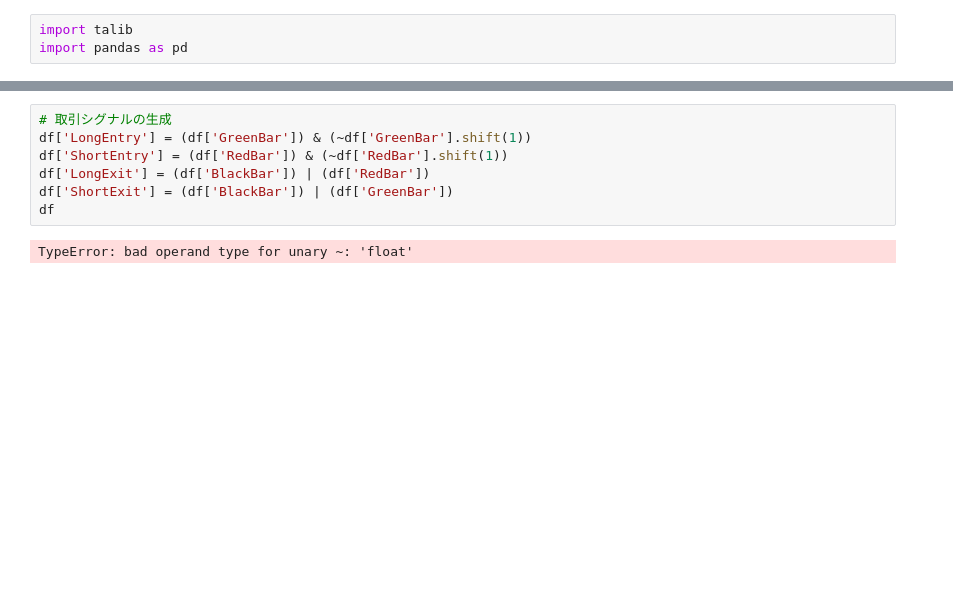
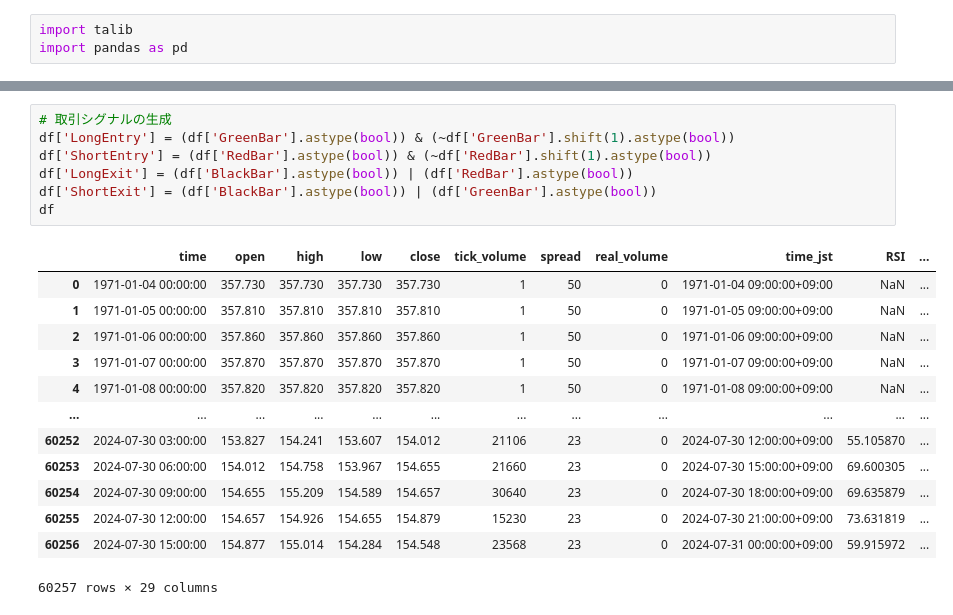
Before and after one commit to trow126/powerX_strategy, a Jupyter notebook: main.ipynb, the cells around one changed output, grey strips where cells are left out. Cells and saved outputs as stored; diff of their text form; blank space fills up the shorter version.

```diff
--- a/main.ipynb
+++ b/main.ipynb
@@ -122,10 +127,22 @@ df
 60257 rows × 25 columns
 # %%
 # 取引シグナルの生成
-df['LongEntry'] = (df['GreenBar']) & (~df['GreenBar'].shift(1))
-df['ShortEntry'] = (df['RedBar']) & (~df['RedBar'].shift(1))
-df['LongExit'] = (df['BlackBar']) | (df['RedBar'])
-df['ShortExit'] = (df['BlackBar']) | (df['GreenBar'])
+df['LongEntry'] = (df['GreenBar'].astype(bool)) & (~df['GreenBar'].shift(1).astype(bool))
+df['ShortEntry'] = (df['RedBar'].astype(bool)) & (~df['RedBar'].shift(1).astype(bool))
+df['LongExit'] = (df['BlackBar'].astype(bool)) | (df['RedBar'].astype(bool))
+df['ShortExit'] = (df['BlackBar'].astype(bool)) | (df['GreenBar'].astype(bool))
 df
 # %% [output]
+|  | time | open | high | low | close | tick_volume | spread | real_volume | time_jst | RSI | ... |
+| 0 | 1971-01-04 00:00:00 | 357.730 | 357.730 | 357.730 | 357.730 | 1 | 50 | 0 | 1971-01-04 09:00:00+09:00 | NaN | ... |
+| 1 | 1971-01-05 00:00:00 | 357.810 | 357.810 | 357.810 | 357.810 | 1 | 50 | 0 | 1971-01-05 09:00:00+09:00 | NaN | ... |
+| 2 | 1971-01-06 00:00:00 | 357.860 | 357.860 | 357.860 | 357.860 | 1 | 50 | 0 | 1971-01-06 09:00:00+09:00 | NaN | ... |
+| 3 | 1971-01-07 00:00:00 | 357.870 | 357.870 | 357.870 | 357.870 | 1 | 50 | 0 | 1971-01-07 09:00:00+09:00 | NaN | ... |
+| 4 | 1971-01-08 00:00:00 | 357.820 | 357.820 | 357.820 | 357.820 | 1 | 50 | 0 | 1971-01-08 09:00:00+09:00 | NaN | ... |
+| ... | ... | ... | ... | ... | ... | ... | ... | ... | ... | ... | ... |
+| 60252 | 2024-07-30 03:00:00 | 153.827 | 154.241 | 153.607 | 154.012 | 21106 | 23 | 0 | 2024-07-30 12:00:00+09:00 | 55.105870 | ... |
+| 60253 | 2024-07-30 06:00:00 | 154.012 | 154.758 | 153.967 | 154.655 | 21660 | 23 | 0 | 2024-07-30 15:00:00+09:00 | 69.600305 | ... |
+| 60254 | 2024-07-30 09:00:00 | 154.655 | 155.209 | 154.589 | 154.657 | 30640 | 23 | 0 | 2024-07-30 18:00:00+09:00 | 69.635879 | ... |
+| 60255 | 2024-07-30 12:00:00 | 154.657 | 154.926 | 154.655 | 154.879 | 15230 | 23 | 0 | 2024-07-30 21:00:00+09:00 | 73.631819 | ... |
+| 60256 | 2024-07-30 15:00:00 | 154.877 | 155.014 | 154.284 | 154.548 | 23568 | 23 | 0 | 2024-07-31 00:00:00+09:00 | 59.915972 | ... |
-TypeError: bad operand type for unary ~: 'float'
+60257 rows × 29 columns
```
Also changed, not shown: parts of 6 cells of this notebook.
